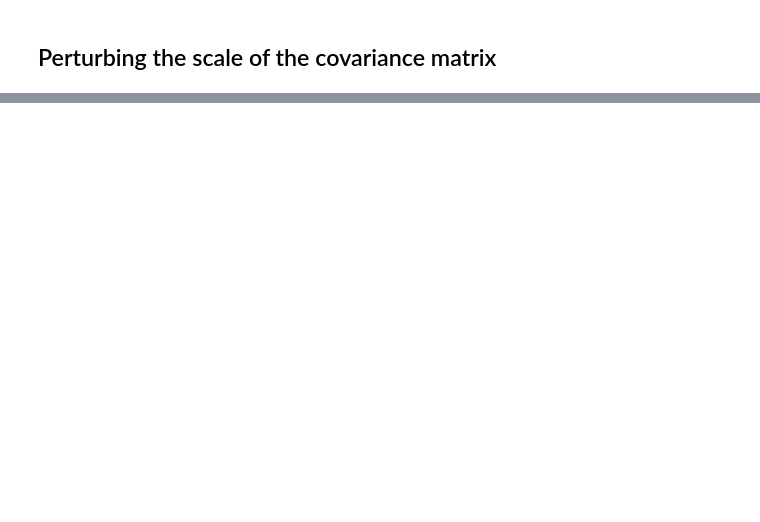
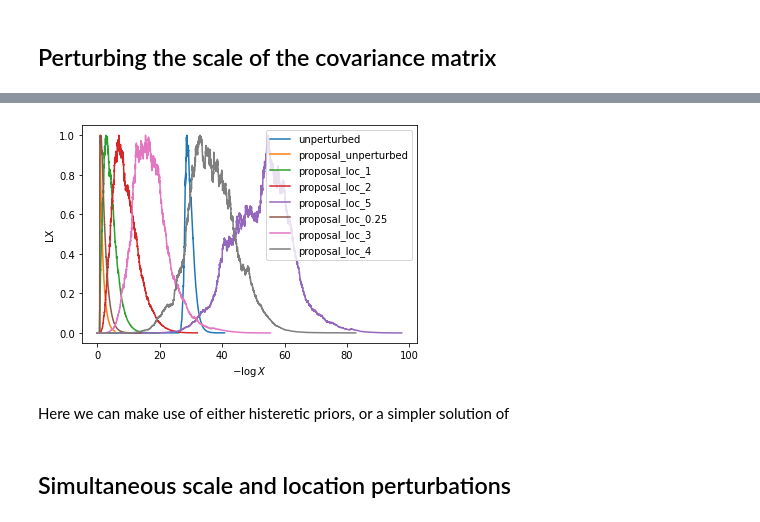
Before and after one commit to appetrosyan/supernest, a Jupyter notebook: Notebooks/proposal-perturbations.ipynb, the cells around one changed output, grey strips where cells are left out. Drawn from its saved outputs; the diff is of its cells as text; code cells hidden in the pictures; blank space fills up the shorter version.

```diff
--- a/Notebooks/proposal-perturbations.ipynb
+++ b/Notebooks/proposal-perturbations.ipynb
@@ -90,0 +206,5 @@ proposal = sn.gaussian_proposal(bounds.T, means, covs, loglike=control[1])
+# %%
+samples = {
+    "unperturbed": samples["unperturbed"],
+    "proposal_unperturbed": samples["proposal_unperturbed"]
+}
@@ -90,0 +344,9 @@ proposal = sn.gaussian_proposal(bounds.T, means, covs, loglike=control[1])
+# %%
+higson(samples)
+plt.savefig("figures/higson-loc.pdf")
+# %% [output]
+[figure, added]
+# %% [markdown]
+Here we can make use of either histeretic priors, or a simpler solution of
+# %% [markdown]
+## Simultaneous scale and location perturbations
```
Also changed, not shown: parts of 39 cells of this notebook, 7 other files.
